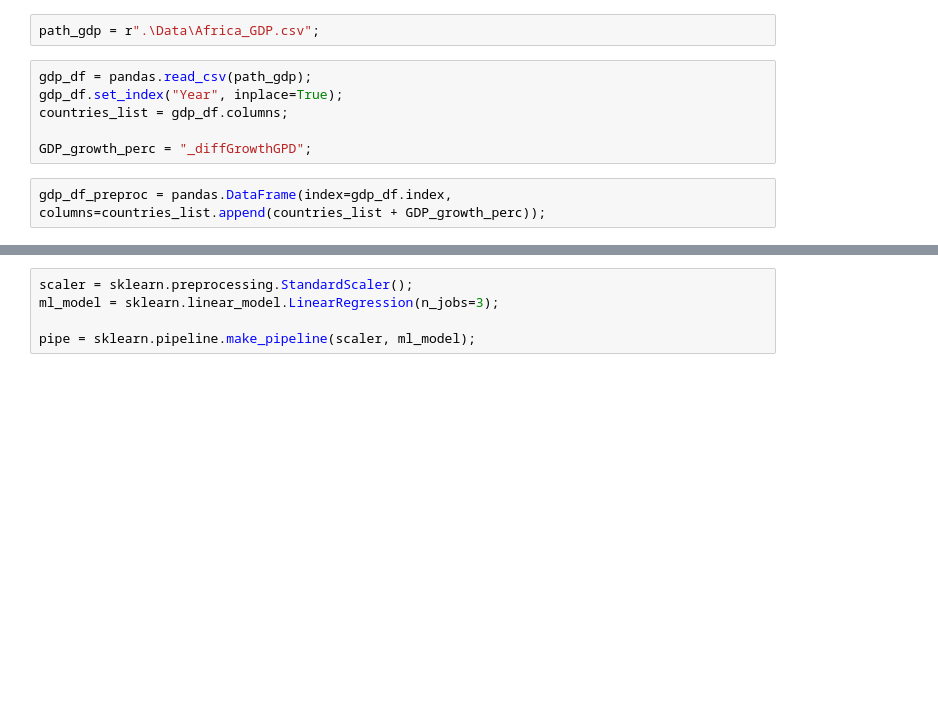
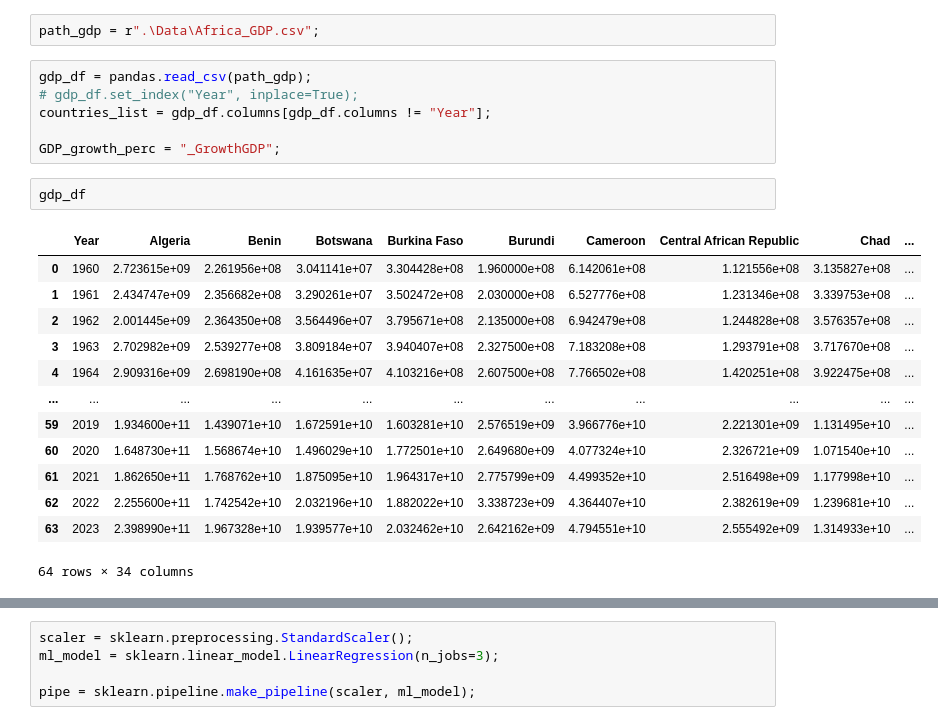
Before and after one commit to WilcoJohn/Progress-ML, a Jupyter notebook: ML Test/1.AfricaGDP.ipynb, the cells around one changed output, grey strips where cells are left out. Saved outputs shown, nothing was run; the diff lists cells and outputs as text; blank space fills up the shorter version.

```diff
--- a/ML Test/1.AfricaGDP.ipynb
+++ b/ML Test/1.AfricaGDP.ipynb
@@ -22,9 +22,23 @@ import time
 path_gdp = r".\Data\Africa_GDP.csv";
 # %%
 gdp_df = pandas.read_csv(path_gdp);
-gdp_df.set_index("Year", inplace=True);
-countries_list = gdp_df.columns;
+# gdp_df.set_index("Year", inplace=True);
+countries_list = gdp_df.columns[gdp_df.columns != "Year"];
 
-GDP_growth_perc = "_diffGrowthGPD";
+GDP_growth_perc = "_GrowthGDP";
-# %%
-gdp_df_preproc = pandas.DataFrame(index=gdp_df.index, columns=countries_list.append(countries_list + GDP_growth_perc));
+# %%
+gdp_df
+# %% [output]
+|  | Year | Algeria | Benin | Botswana | Burkina Faso | Burundi | Cameroon | Central African Republic | Chad | ... |
+| 0 | 1960 | 2.723615e+09 | 2.261956e+08 | 3.041141e+07 | 3.304428e+08 | 1.960000e+08 | 6.142061e+08 | 1.121556e+08 | 3.135827e+08 | ... |
+| 1 | 1961 | 2.434747e+09 | 2.356682e+08 | 3.290261e+07 | 3.502472e+08 | 2.030000e+08 | 6.527776e+08 | 1.231346e+08 | 3.339753e+08 | ... |
+| 2 | 1962 | 2.001445e+09 | 2.364350e+08 | 3.564496e+07 | 3.795671e+08 | 2.135000e+08 | 6.942479e+08 | 1.244828e+08 | 3.576357e+08 | ... |
+| 3 | 1963 | 2.702982e+09 | 2.539277e+08 | 3.809184e+07 | 3.940407e+08 | 2.327500e+08 | 7.183208e+08 | 1.293791e+08 | 3.717670e+08 | ... |
+| 4 | 1964 | 2.909316e+09 | 2.698190e+08 | 4.161635e+07 | 4.103216e+08 | 2.607500e+08 | 7.766502e+08 | 1.420251e+08 | 3.922475e+08 | ... |
+| ... | ... | ... | ... | ... | ... | ... | ... | ... | ... | ... |
+| 59 | 2019 | 1.934600e+11 | 1.439071e+10 | 1.672591e+10 | 1.603281e+10 | 2.576519e+09 | 3.966776e+10 | 2.221301e+09 | 1.131495e+10 | ... |
+| 60 | 2020 | 1.648730e+11 | 1.568674e+10 | 1.496029e+10 | 1.772501e+10 | 2.649680e+09 | 4.077324e+10 | 2.326721e+09 | 1.071540e+10 | ... |
+| 61 | 2021 | 1.862650e+11 | 1.768762e+10 | 1.875095e+10 | 1.964317e+10 | 2.775799e+09 | 4.499352e+10 | 2.516498e+09 | 1.177998e+10 | ... |
+| 62 | 2022 | 2.255600e+11 | 1.742542e+10 | 2.032196e+10 | 1.882022e+10 | 3.338723e+09 | 4.364407e+10 | 2.382619e+09 | 1.239681e+10 | ... |
+| 63 | 2023 | 2.398990e+11 | 1.967328e+10 | 1.939577e+10 | 2.032462e+10 | 2.642162e+09 | 4.794551e+10 | 2.555492e+09 | 1.314933e+10 | ... |
+64 rows × 34 columns
```
Also changed, not shown: parts of 7 cells of this notebook.
